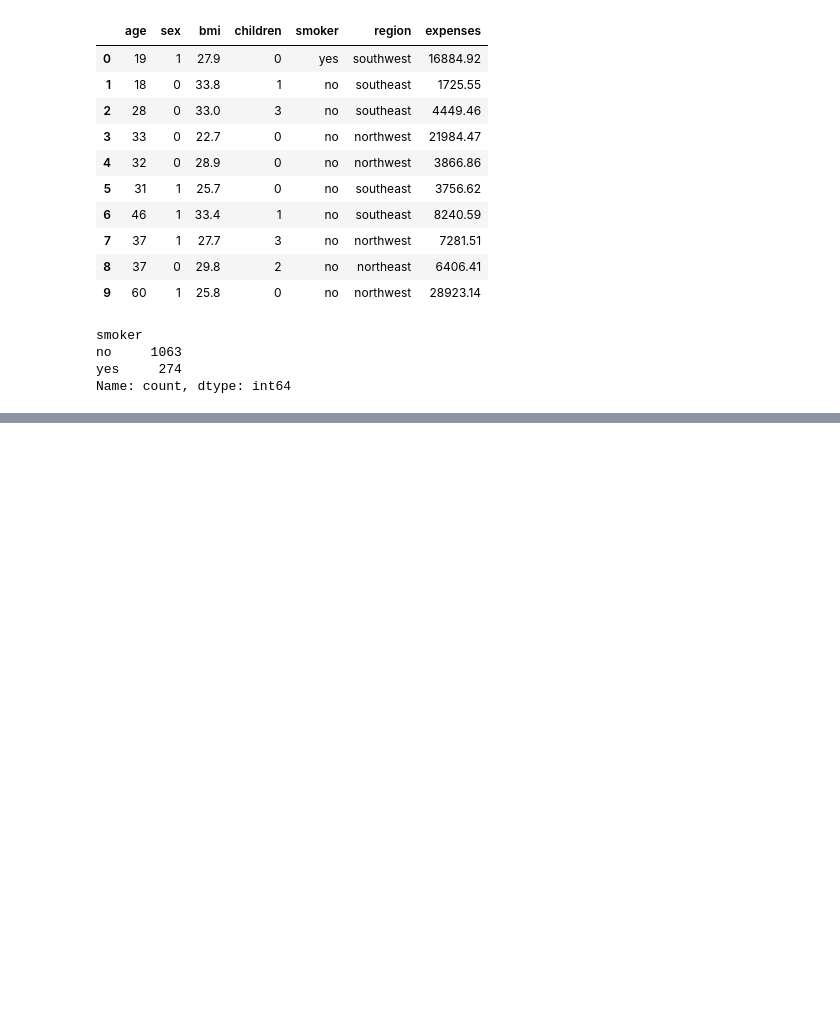
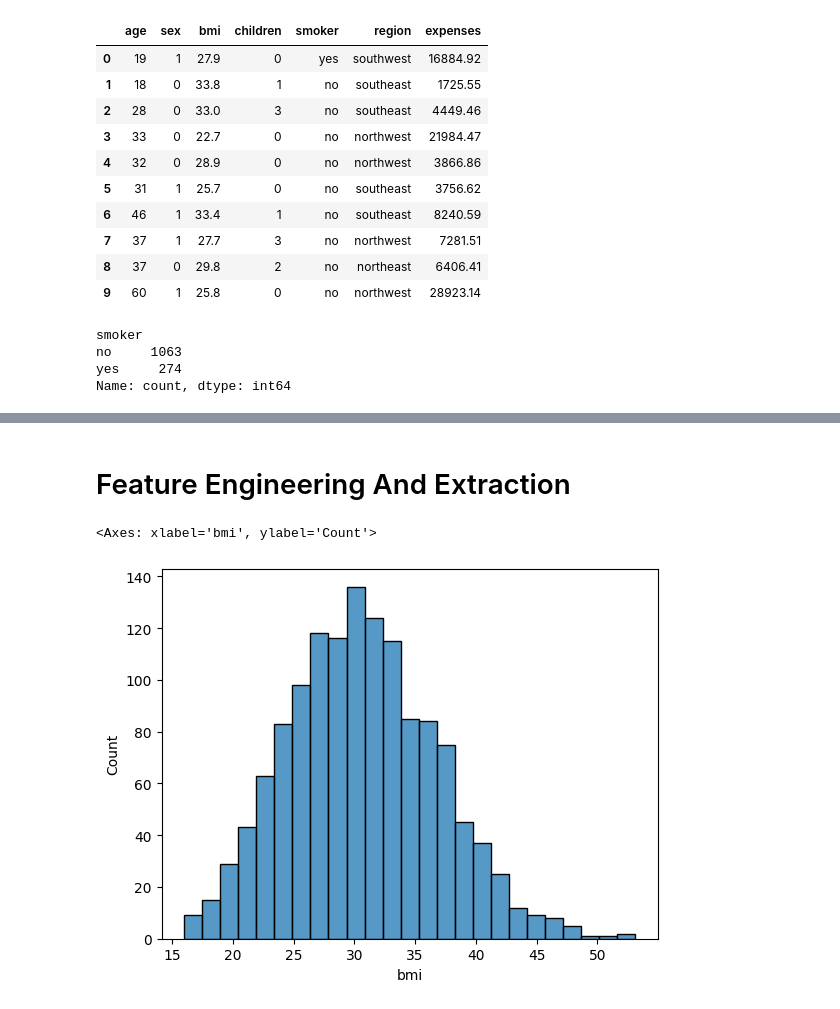
Before and after one commit to muhammadanush/Project-Fake-News-Prediction, a Jupyter notebook: meddical-insurance-dataset.ipynb, the cells around one changed output, grey strips where cells are left out. Cells and saved outputs as stored; diff of their text form; code cells hidden in the pictures; blank space fills up the shorter version.

```diff
--- a/meddical-insurance-dataset.ipynb
+++ b/meddical-insurance-dataset.ipynb
@@ -228,0 +289,7 @@ df_clean
+# %% [markdown]
+# Feature Engineering And Extraction
+# %%
+sns.histplot(df['bmi'])
+# %% [output]
+<Axes: xlabel='bmi', ylabel='Count'>
+[figure, added]
```
Also changed, not shown: parts of 25 cells of this notebook.
